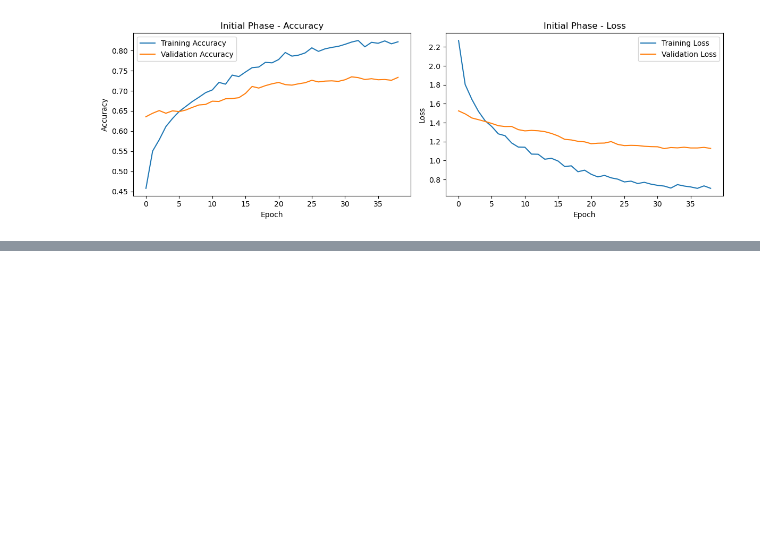
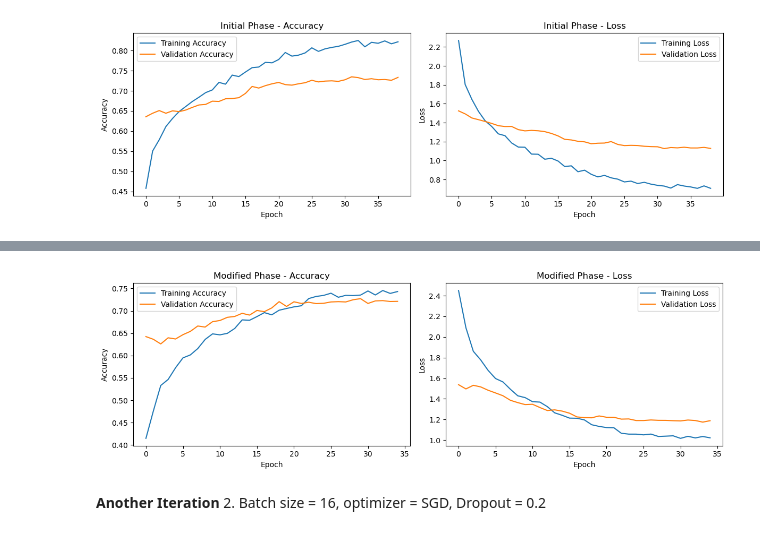
Before and after one commit to abhagyacharan/Food-Recognition-and-Calorie-Estimation, a Jupyter notebook: optimised.ipynb, the cells around one changed output, grey strips where cells are left out. Saved outputs shown, nothing was run; the diff lists cells and outputs as text; code cells hidden in the pictures; blank space fills up the shorter version.

```diff
--- a/optimised.ipynb
+++ b/optimised.ipynb
@@ -529,0 +561,38 @@ plot_training_history(history_finetunned_mobilenetv2, phase="initial")
+# %%
+def build_model_optimized_v2(base):
+    """
+    Optimized version of the current architecture
+    Better initialization and regularization
+    """
+    set_global_policy('mixed_float16')
+
+    base_model = base
+    base_model.trainable = False  # Freeze the base model
+
+    model = Sequential([
+        base_model,
+        GlobalAveragePooling2D(),
+
+        Dense(256,
+              activation='relu',
+              kernel_initializer='he_normal',
+              kernel_regularizer=keras.regularizers.l2(1e-4)),
+        BatchNormalization(momentum=0.9),
+        Dropout(0.25),
+
+        Dense(128,
+              activation='relu',
+              kernel_initializer='he_normal',
+              kernel_regularizer=tf.keras.regularizers.l2(1e-4)),
+        BatchNormalization(momentum=0.9),
+        Dropout(0.25),
+
+        Dense(73,
+              activation='softmax',
+              kernel_initializer='glorot_normal'),  # For binary classification
+    ])
+
+    model.compile(optimizer=Adam(learning_rate=1e-3),
+                  loss='categorical_crossentropy',
+                  metrics=['accuracy'])
+    return model
@@ -529,0 +718,3 @@ plot_training_history(history_finetunned_mobilenetv2, phase="initial")
+# %%
+optV2_mobilenet_model = build_model_optimized_v2(MobileNetV2(weights='imagenet', include_top=False, input_shape=(224, 224, 3)))
+optV2_mobilenet_model.summary()
@@ -529,0 +739,2 @@ plot_training_history(history_finetunned_mobilenetv2, phase="initial")
+# %%
+optV2_mobilenet_model, optV2_initial_history, optV2_finetunned_history = train_with_fine_tuning(optV2_mobilenet_model, train_dataset_v2, validation_dataset_v2, batch_size=8, phase='modified')
@@ -529,0 +761,6 @@ plot_training_history(history_finetunned_mobilenetv2, phase="initial")
+# %%
+plot_training_history(optV2_finetunned_history, phase="modified")
+# %% [output]
+[figure, added]
+# %% [markdown]
+**Another Iteration** 2. Batch size = 16, optimizer = SGD, Dropout = 0.2
```
Also changed, not shown: parts of 17 cells of this notebook, 13 other files.
